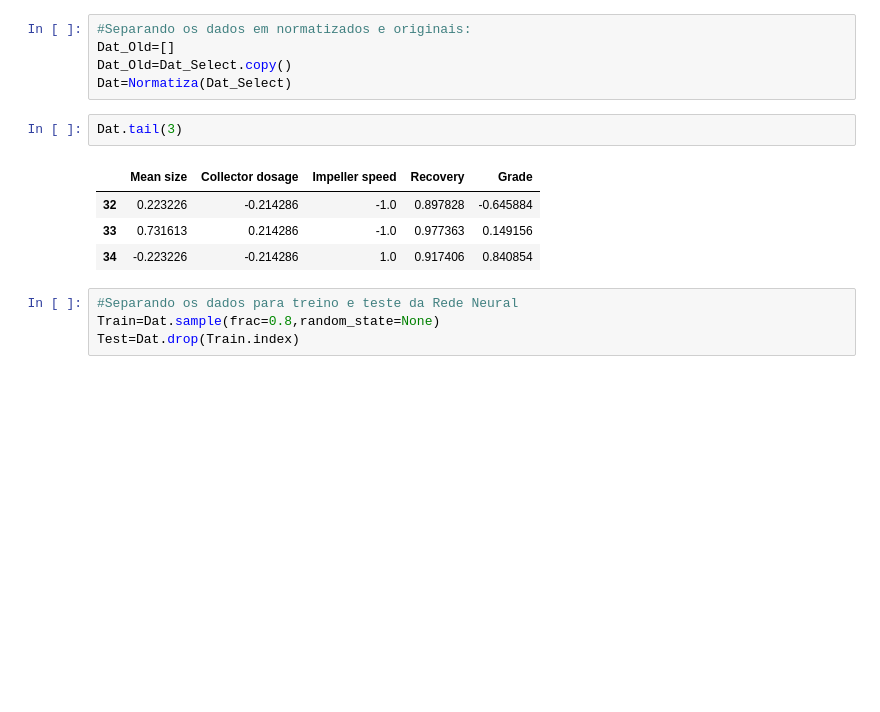
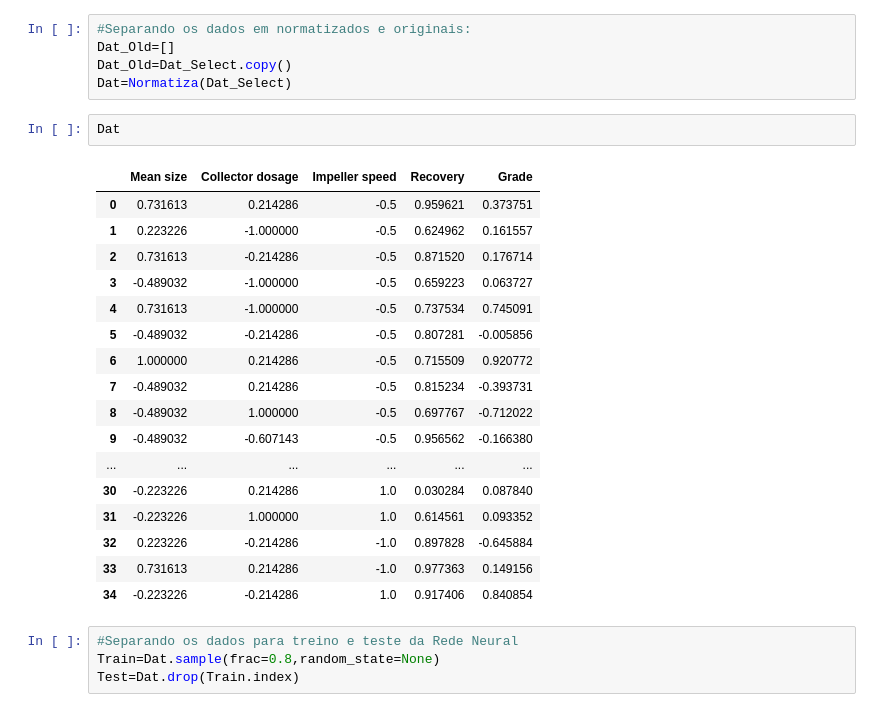
Before and after one commit to thessafuzaro/ANN, a Jupyter notebook: Projeto_Thessa.ipynb, the cells around one changed output. Saved outputs shown, nothing was run; the diff lists cells and outputs as text; blank space fills up the shorter version.

```diff
--- a/Projeto_Thessa.ipynb
+++ b/Projeto_Thessa.ipynb
@@ -95,9 +91,22 @@ Dat_Old=[]
 Dat_Old=Dat_Select.copy()
 Dat=Normatiza(Dat_Select)
 # %%
-Dat.tail(3)
+Dat
 # %% [output]
 |  | Mean size | Collector dosage | Impeller speed | Recovery | Grade |
+| 0 | 0.731613 | 0.214286 | -0.5 | 0.959621 | 0.373751 |
+| 1 | 0.223226 | -1.000000 | -0.5 | 0.624962 | 0.161557 |
+| 2 | 0.731613 | -0.214286 | -0.5 | 0.871520 | 0.176714 |
+| 3 | -0.489032 | -1.000000 | -0.5 | 0.659223 | 0.063727 |
+| 4 | 0.731613 | -1.000000 | -0.5 | 0.737534 | 0.745091 |
+| 5 | -0.489032 | -0.214286 | -0.5 | 0.807281 | -0.005856 |
+| 6 | 1.000000 | 0.214286 | -0.5 | 0.715509 | 0.920772 |
+| 7 | -0.489032 | 0.214286 | -0.5 | 0.815234 | -0.393731 |
+| 8 | -0.489032 | 1.000000 | -0.5 | 0.697767 | -0.712022 |
+| 9 | -0.489032 | -0.607143 | -0.5 | 0.956562 | -0.166380 |
+| ... | ... | ... | ... | ... | ... |
+| 30 | -0.223226 | 0.214286 | 1.0 | 0.030284 | 0.087840 |
+| 31 | -0.223226 | 1.000000 | 1.0 | 0.614561 | 0.093352 |
 | 32 | 0.223226 | -0.214286 | -1.0 | 0.897828 | -0.645884 |
 | 33 | 0.731613 | 0.214286 | -1.0 | 0.977363 | 0.149156 |
 | 34 | -0.223226 | -0.214286 | 1.0 | 0.917406 | 0.840854 |
```
Also changed, not shown: parts of 20 cells of this notebook.
